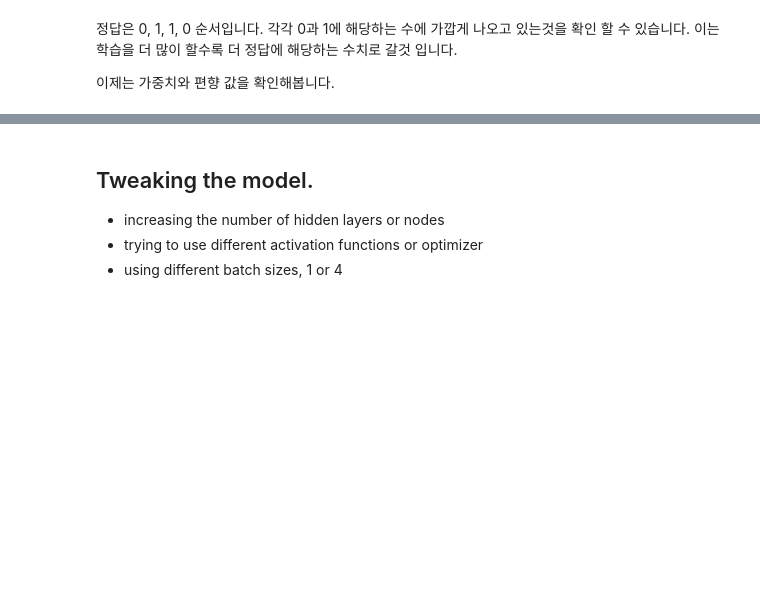
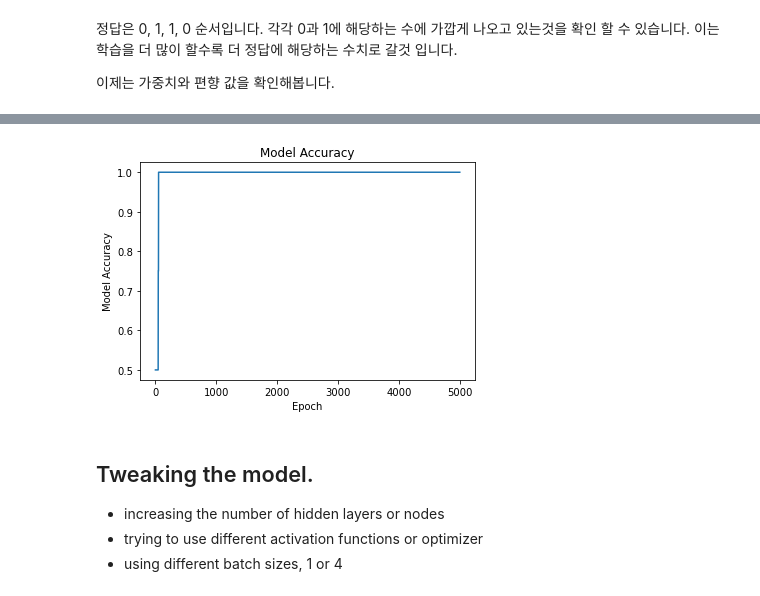
Before and after one commit to idebtor/HuStarML, a Jupyter notebook: ipynb/AI4ALL7-2 tf.keras XOR.ipynb, the cells around one changed output, grey strips where cells are left out. Drawn from its saved outputs; the diff is of its cells as text; code cells hidden in the pictures; blank space fills up the shorter version.

```diff
--- a/ipynb/AI4ALL7-2 tf.keras XOR.ipynb
+++ b/ipynb/AI4ALL7-2 tf.keras XOR.ipynb
@@ -209,9 +336,11 @@ plt.show()
 # %%
-plt.plot(history.history[None])
+plt.plot(history.history['accuracy'])
 plt.title('Model Accuracy')
 plt.xlabel('Epoch')
 plt.ylabel('Model Accuracy')
 plt.show()
+# %% [output]
+[figure, added]
 # %% [markdown]
 ## Tweaking the model.
 - increasing the number of hidden layers or nodes
```
Also changed, not shown: parts of 18 cells of this notebook.
